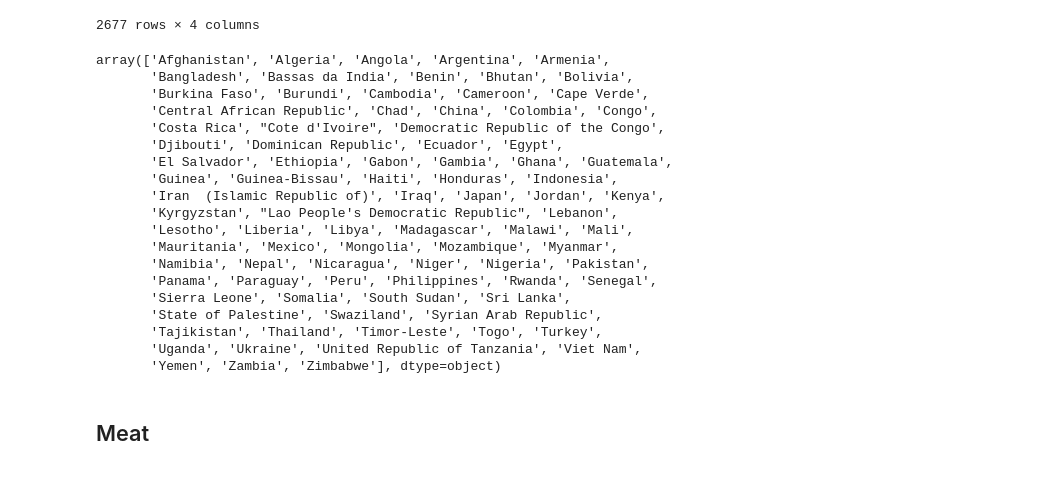
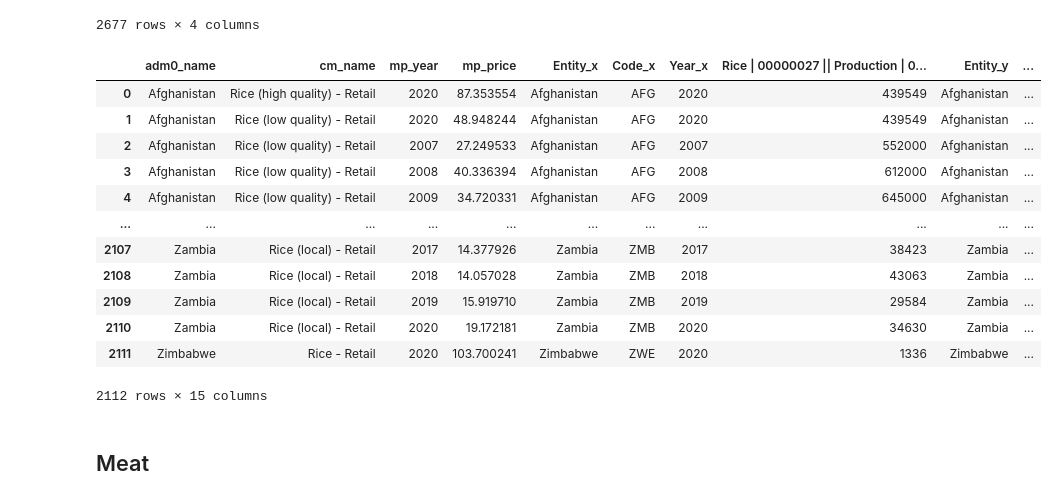
Before and after one commit to roveen001/gfa, a Jupyter notebook: gfa.ipynb, the cells around one changed output. Saved outputs shown, nothing was run; the diff lists cells and outputs as text; code cells hidden in the pictures.

```diff
--- a/gfa.ipynb
+++ b/gfa.ipynb
@@ -111,25 +107,21 @@ rice_pr
 | 2675 | Zimbabwe | Rice - Retail | 2020 | 103.700241 |
 | 2676 | Zimbabwe | Rice - Retail | 2021 | 107.725844 |
 2677 rows × 4 columns
-# %%
-rice_pr.adm0_name.unique()
-# %% [output]
-array(['Afghanistan', 'Algeria', 'Angola', 'Argentina', 'Armenia',
-       'Bangladesh', 'Bassas da India', 'Benin', 'Bhutan', 'Bolivia',
-       'Burkina Faso', 'Burundi', 'Cambodia', 'Cameroon', 'Cape Verde',
-       'Central African Republic', 'Chad', 'China', 'Colombia', 'Congo',
-       'Costa Rica', "Cote d'Ivoire", 'Democratic Republic of the Congo',
-       'Djibouti', 'Dominican Republic', 'Ecuador', 'Egypt',
-       'El Salvador', 'Ethiopia', 'Gabon', 'Gambia', 'Ghana', 'Guatemala',
-       'Guinea', 'Guinea-Bissau', 'Haiti', 'Honduras', 'Indonesia',
-       'Iran  (Islamic Republic of)', 'Iraq', 'Japan', 'Jordan', 'Kenya',
-       'Kyrgyzstan', "Lao People's Democratic Republic", 'Lebanon',
-       'Lesotho', 'Liberia', 'Libya', 'Madagascar', 'Malawi', 'Mali',
-       'Mauritania', 'Mexico', 'Mongolia', 'Mozambique', 'Myanmar',
-       'Namibia', 'Nepal', 'Nicaragua', 'Niger', 'Nigeria', 'Pakistan',
-       'Panama', 'Paraguay', 'Peru', 'Philippines', 'Rwanda', 'Senegal',
-       'Sierra Leone', 'Somalia', 'South Sudan', 'Sri Lanka',
-       'State of Palestine', 'Swaziland', 'Syrian Arab Republic',
-       'Tajikistan', 'Thailand', 'Timor-Leste', 'Togo', 'Turkey',
-       'Uganda', 'Ukraine', 'United Republic of Tanzania', 'Viet Nam',
-       'Yemen', 'Zambia', 'Zimbabwe'], dtype=object)
+# %%
+rice_pr=rice_pr.merge(rice_pn,left_on=['adm0_name','mp_year'],right_on=['Entity','Year'])
+rice_pr = rice_pr.merge(gdp,left_on=['adm0_name','mp_year'],right_on=['Entity','Year'])
+rice_pr
+# %% [output]
+|  | adm0_name | cm_name | mp_year | mp_price | Entity_x | Code_x | Year_x | Rice | 00000027 || Production | 0... | Entity_y | ... |
+| 0 | Afghanistan | Rice (high quality) - Retail | 2020 | 87.353554 | Afghanistan | AFG | 2020 | 439549 | Afghanistan | ... |
+| 1 | Afghanistan | Rice (low quality) - Retail | 2020 | 48.948244 | Afghanistan | AFG | 2020 | 439549 | Afghanistan | ... |
+| 2 | Afghanistan | Rice (low quality) - Retail | 2007 | 27.249533 | Afghanistan | AFG | 2007 | 552000 | Afghanistan | ... |
+| 3 | Afghanistan | Rice (low quality) - Retail | 2008 | 40.336394 | Afghanistan | AFG | 2008 | 612000 | Afghanistan | ... |
+| 4 | Afghanistan | Rice (low quality) - Retail | 2009 | 34.720331 | Afghanistan | AFG | 2009 | 645000 | Afghanistan | ... |
+| ... | ... | ... | ... | ... | ... | ... | ... | ... | ... | ... |
+| 2107 | Zambia | Rice (local) - Retail | 2017 | 14.377926 | Zambia | ZMB | 2017 | 38423 | Zambia | ... |
+| 2108 | Zambia | Rice (local) - Retail | 2018 | 14.057028 | Zambia | ZMB | 2018 | 43063 | Zambia | ... |
+| 2109 | Zambia | Rice (local) - Retail | 2019 | 15.919710 | Zambia | ZMB | 2019 | 29584 | Zambia | ... |
+| 2110 | Zambia | Rice (local) - Retail | 2020 | 19.172181 | Zambia | ZMB | 2020 | 34630 | Zambia | ... |
+| 2111 | Zimbabwe | Rice - Retail | 2020 | 103.700241 | Zimbabwe | ZWE | 2020 | 1336 | Zimbabwe | ... |
+2112 rows × 15 columns
```
Also changed, not shown: parts of 18 cells of this notebook.
